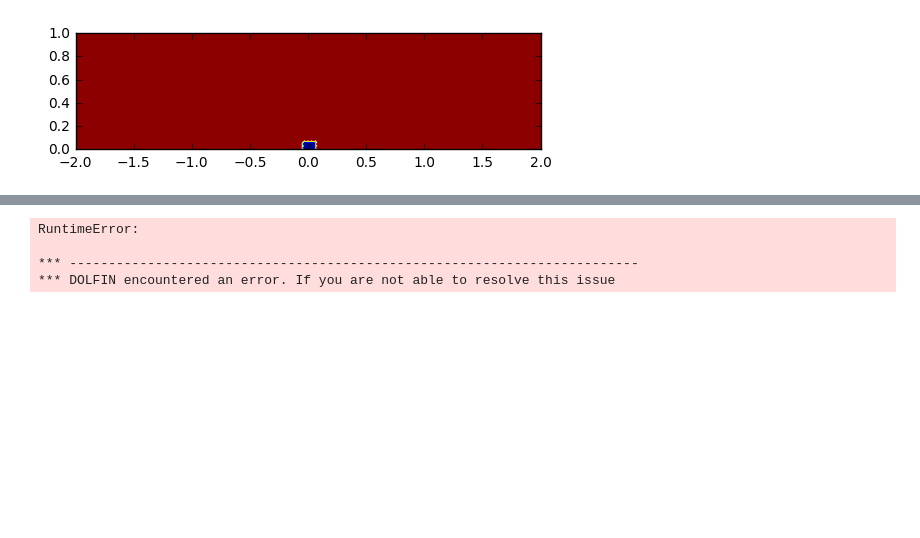
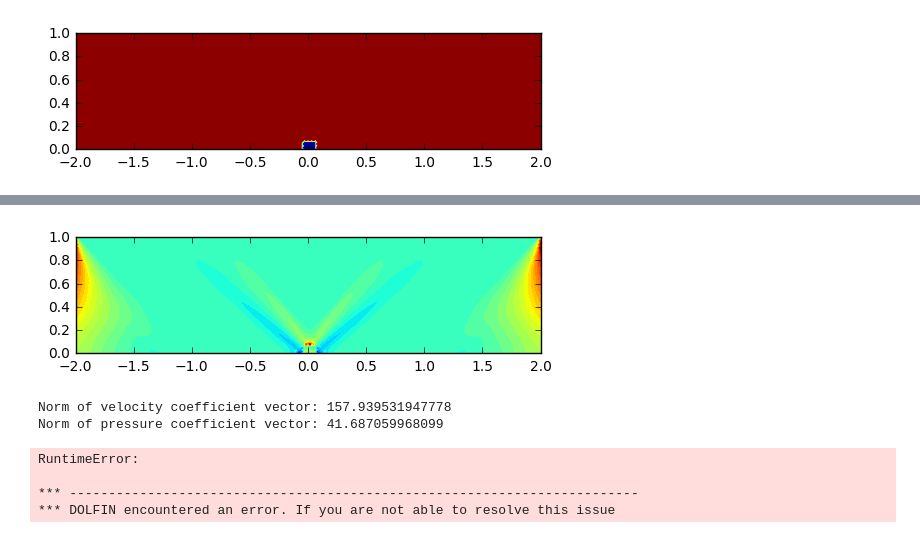
Before and after one commit to dansand/shearBands, a Jupyter notebook: fenics/shear_bands-Copy1.ipynb, the cells around one changed output, grey strips where cells are left out. Drawn from its saved outputs; the diff is of its cells as text; code cells hidden in the pictures; blank space fills up the shorter version.

```diff
--- a/fenics/shear_bands-Copy1.ipynb
+++ b/fenics/shear_bands-Copy1.ipynb
@@ -277,3 +262,20 @@ RuntimeError:
 
 *** -------------------------------------------------------------------------
 *** DOLFIN encountered an error. If you are not able to resolve this issue
+# %%
+# NBVAL_IGNORE_OUTPUT
+
+u, p = w.split()
+axes = plot(p)
+# %% [output]
+[figure, added]
+# %%
+# Split the mixed solution using deepcopy
+# (needed for further computation on coefficient vector)
+(u, p) = w.split(True)
+
+print("Norm of velocity coefficient vector: %.15g" % u.vector().norm("l2"))
+print("Norm of pressure coefficient vector: %.15g" % p.vector().norm("l2"))
+# %% [output]
+Norm of velocity coefficient vector: 157.939531947778
+Norm of pressure coefficient vector: 41.687059968099
```
Also changed, not shown: parts of 8 cells of this notebook, 5 other files.
